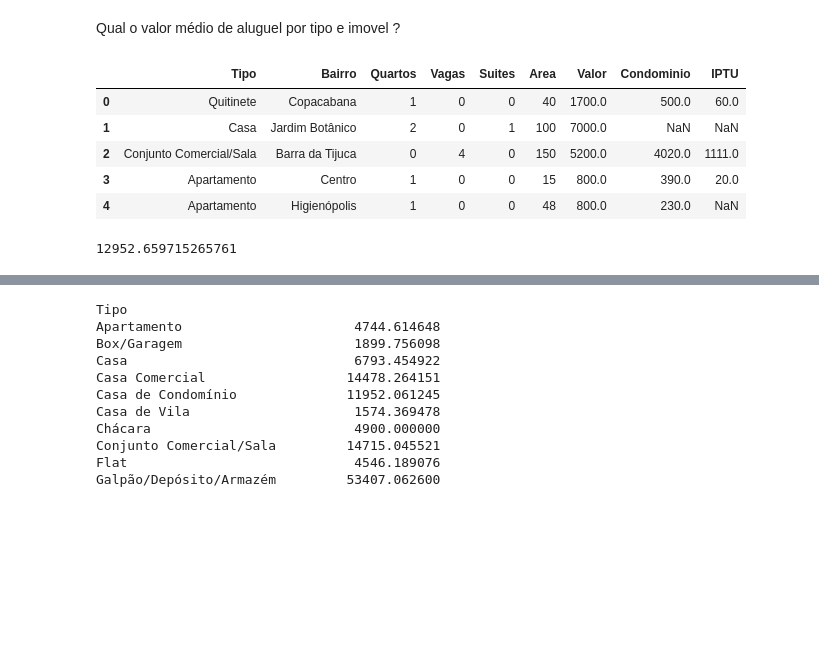
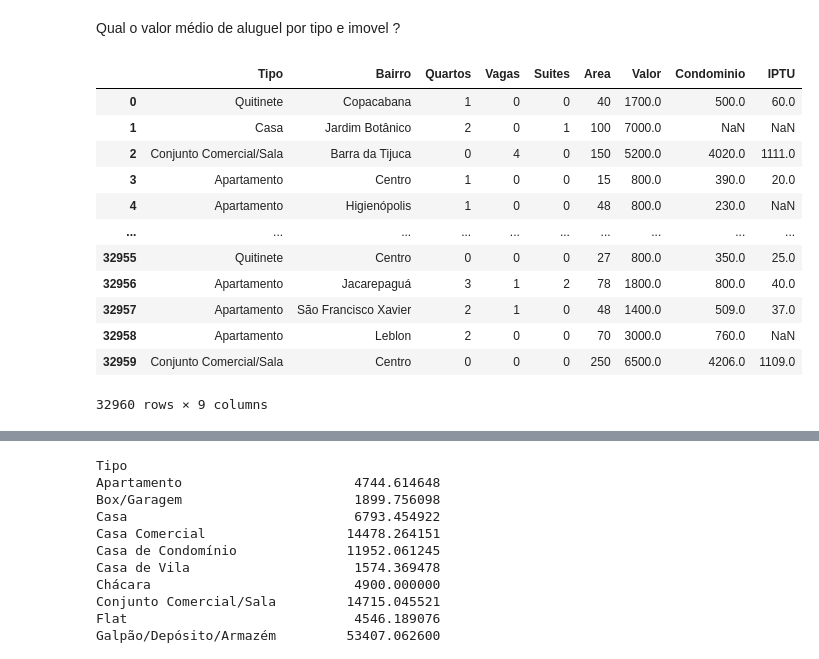
Before and after one commit to Aragao05/Python-para-DataScience-from-Alura, a Jupyter notebook: Pandas/Conhecendo a biblioteca/Pandas.ipynb, the cells around one changed output, grey strips where cells are left out. Drawn from its saved outputs; the diff is of its cells as text; code cells hidden in the pictures; blank space fills up the shorter version.

```diff
--- a/Pandas/Conhecendo a biblioteca/Pandas.ipynb
+++ b/Pandas/Conhecendo a biblioteca/Pandas.ipynb
@@ -91,15 +82,18 @@ dados[['Quartos','Valor']] # retorna as duas colunas chamadas para a vizualizaç
 # %% [markdown]
 Qual o valor médio de aluguel por tipo e imovel ?
 # %%
-dados.head()
+dados
 # %% [output]
 |  | Tipo | Bairro | Quartos | Vagas | Suites | Area | Valor | Condominio | IPTU |
 | 0 | Quitinete | Copacabana | 1 | 0 | 0 | 40 | 1700.0 | 500.0 | 60.0 |
 | 1 | Casa | Jardim Botânico | 2 | 0 | 1 | 100 | 7000.0 | NaN | NaN |
 | 2 | Conjunto Comercial/Sala | Barra da Tijuca | 0 | 4 | 0 | 150 | 5200.0 | 4020.0 | 1111.0 |
 | 3 | Apartamento | Centro | 1 | 0 | 0 | 15 | 800.0 | 390.0 | 20.0 |
 | 4 | Apartamento | Higienópolis | 1 | 0 | 0 | 48 | 800.0 | 230.0 | NaN |
+| ... | ... | ... | ... | ... | ... | ... | ... | ... | ... |
+| 32955 | Quitinete | Centro | 0 | 0 | 0 | 27 | 800.0 | 350.0 | 25.0 |
+| 32956 | Apartamento | Jacarepaguá | 3 | 1 | 2 | 78 | 1800.0 | 800.0 | 40.0 |
+| 32957 | Apartamento | São Francisco Xavier | 2 | 1 | 0 | 48 | 1400.0 | 509.0 | 37.0 |
+| 32958 | Apartamento | Leblon | 2 | 0 | 0 | 70 | 3000.0 | 760.0 | NaN |
+| 32959 | Conjunto Comercial/Sala | Centro | 0 | 0 | 0 | 250 | 6500.0 | 4206.0 | 1109.0 |
+32960 rows × 9 columns
-# %%
-dados['Valor'].mean() # media total dos imoveis
-# %% [output]
-12952.659715265761
```
Also changed, not shown: parts of 11 cells of this notebook, 2 other files.
